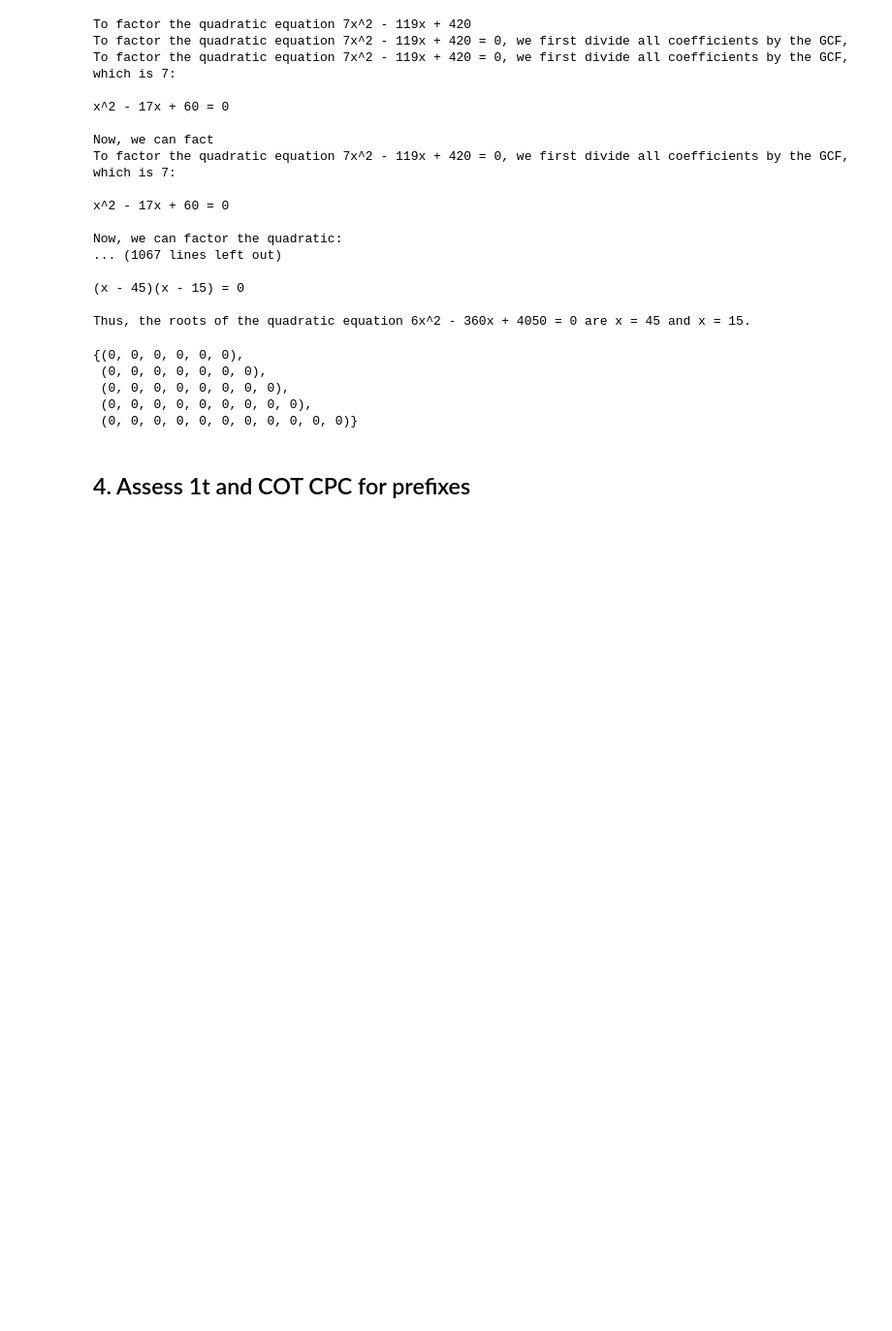
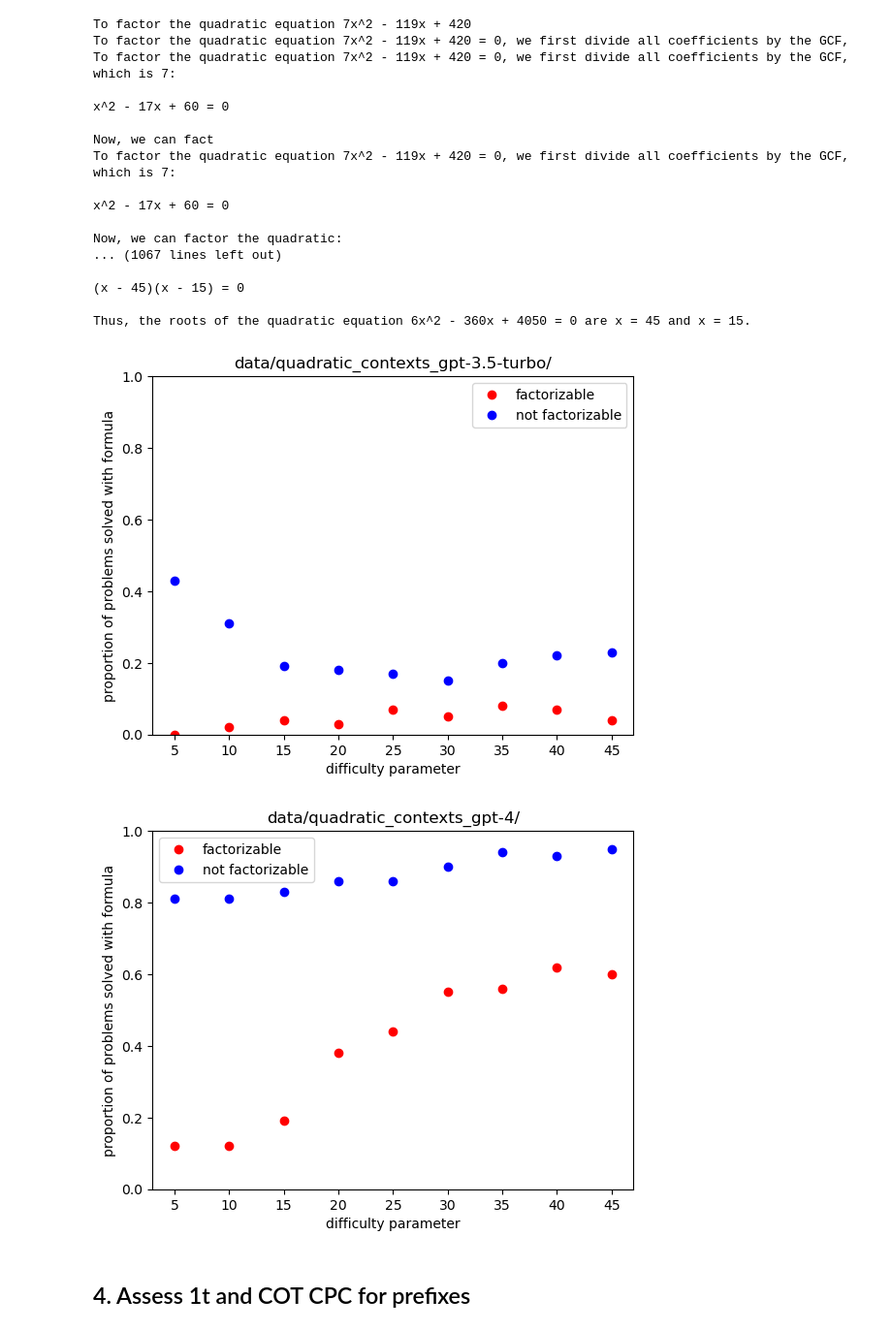
Before and after one commit to jlucassen/CPC_stepping_back, a Jupyter notebook: quadratic_pipeline.ipynb, the cells around one changed output. Shown at 97% size. Cells and saved outputs as stored; diff of their text form; code cells hidden in the pictures; blank space fills up the shorter version.

Commit message:
both 35t and 4 use formula more for non-factorizable problems, but 4 uses it way more, and 35t uses it Less frequently for harder problems

```diff
--- a/quadratic_pipeline.ipynb
+++ b/quadratic_pipeline.ipynb
@@ -142,16 +142,28 @@ Now, we can factor the quadratic:
 (x - 45)(x - 15) = 0
 
 Thus, the roots of the quadratic equation 6x^2 - 360x + 4050 = 0 are x = 45 and x = 15.
-# %%
-import matplotlib.pyplot as plt
-
-set((tuple(x[0]) for x in passages_35t['processed_switching']))
-# %% [output]
-{(0, 0, 0, 0, 0, 0),
- (0, 0, 0, 0, 0, 0, 0),
- (0, 0, 0, 0, 0, 0, 0, 0),
- (0, 0, 0, 0, 0, 0, 0, 0, 0),
- (0, 0, 0, 0, 0, 0, 0, 0, 0, 0, 0)}
+# %%
+import matplotlib.pyplot as plt
+
+for dir in ['data/quadratic_contexts_gpt-3.5-turbo/', 'data/quadratic_contexts_gpt-4/']:
+    for filename in os.listdir(dir):
+        split_name = filename.split('_')
+        difficulty = split_name[-2]
+        is_factorizable = split_name[-1].split('.')[0]
+        with open(dir+'/'+filename, 'r') as f:
+            v = np.mean(['formula' in line for line in f.readlines()])
+            plt.plot(int(difficulty), v, 'ro' if is_factorizable == 'True' else 'bo')
+    plt.title(dir)
+    plt.xlabel('difficulty parameter')
+    plt.ylabel('proportion of problems solved with formula')
+    plt.ylim(0, 1)
+    red_dot, = plt.plot([], [], 'ro', label='factorizable')
+    blue_dot, = plt.plot([], [], 'bo', label='not factorizable')
+    plt.legend(handles=[red_dot, blue_dot])
+    plt.show()
+# %% [output]
+[figure, added]
+[figure, added]
 # %% [markdown]
 ## 4. Assess 1t and COT CPC for prefixes
 # %% [markdown]
```
